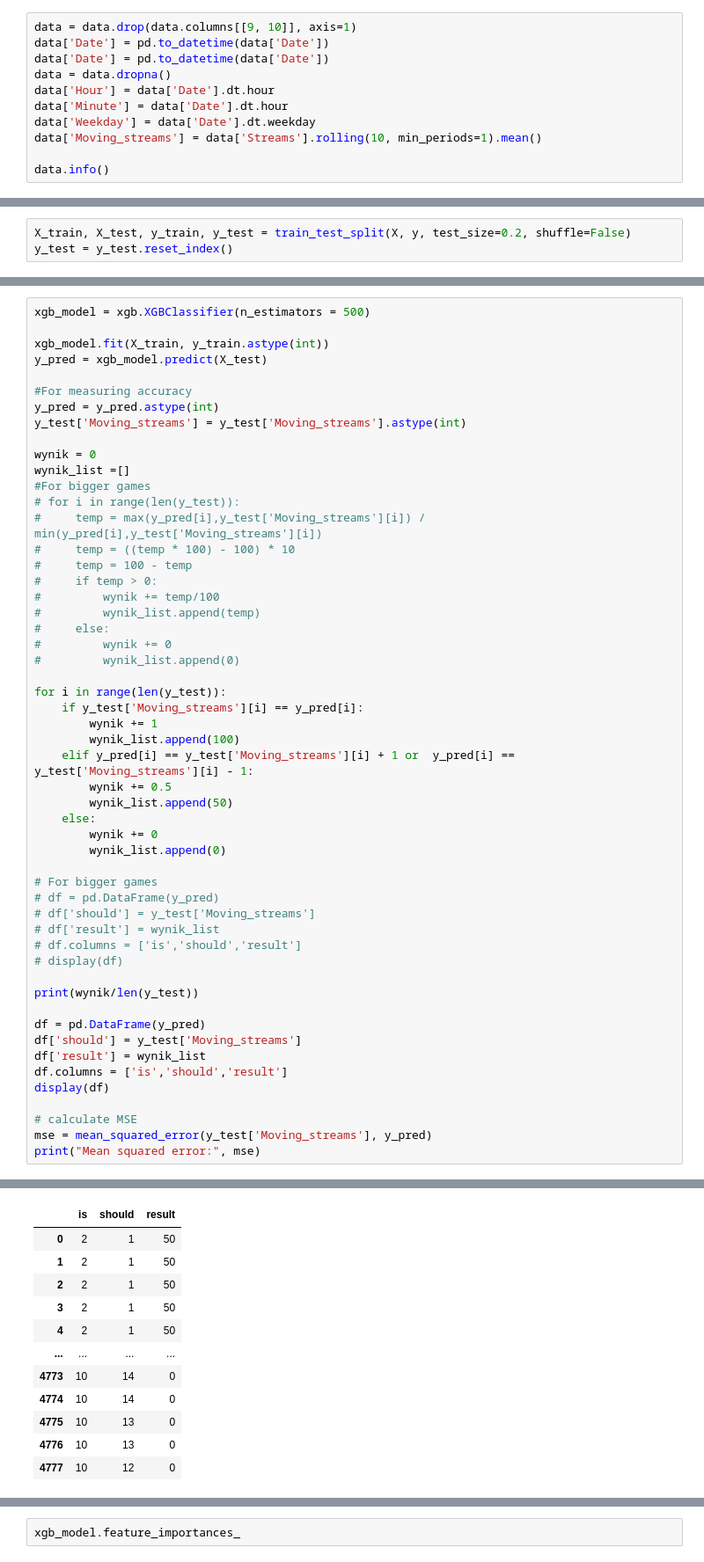
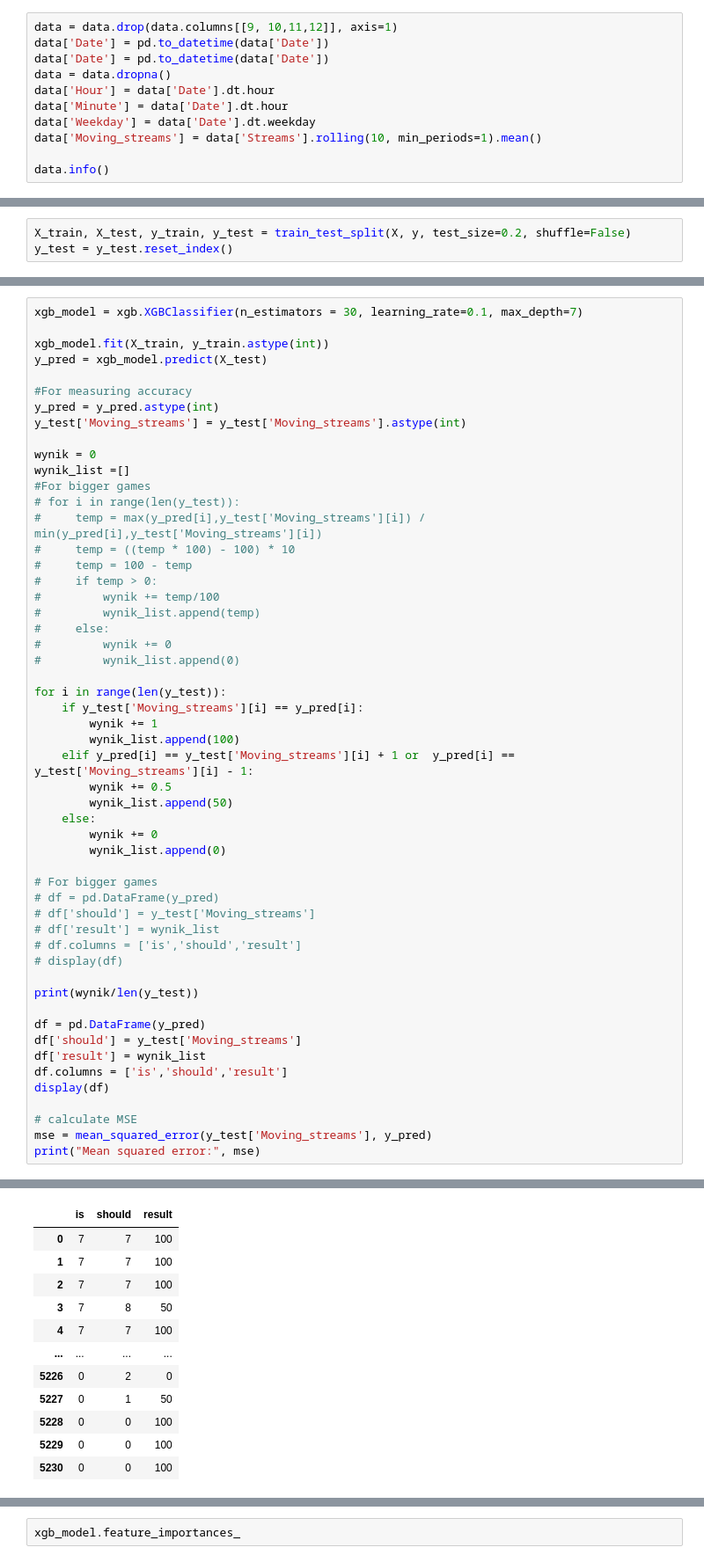
Before and after one commit to jadasek/Stream-opportunity-finder, a Jupyter notebook: analise_XGBoost.ipynb, the cells around one changed output, grey strips where cells are left out. Shown at 88% size. Cells and saved outputs as stored; diff of their text form.

```diff
--- a/analise_XGBoost.ipynb
+++ b/analise_XGBoost.ipynb
@@ -31,5 +29,5 @@ memory usage: 2.2+ MB
 # %%
-data = data.drop(data.columns[[9, 10]], axis=1)
+data = data.drop(data.columns[[9, 10,11,12]], axis=1)
 data['Date'] = pd.to_datetime(data['Date'])
 data['Date'] = pd.to_datetime(data['Date'])
 data = data.dropna()
@@ -136,5 +134,5 @@ Mean squared error: 6.79321892005023
 # %%
-xgb_model = xgb.XGBClassifier(n_estimators = 500)
+xgb_model = xgb.XGBClassifier(n_estimators = 30, learning_rate=0.1, max_depth=7)
 
 xgb_model.fit(X_train, y_train.astype(int))
 y_pred = xgb_model.predict(X_test)
@@ -191,12 +189,12 @@ print("Mean squared error:", mse)
 |  | is | should | result |
-| 0 | 2 | 1 | 50 |
-| 1 | 2 | 1 | 50 |
-| 2 | 2 | 1 | 50 |
-| 3 | 2 | 1 | 50 |
-| 4 | 2 | 1 | 50 |
+| 0 | 7 | 7 | 100 |
+| 1 | 7 | 7 | 100 |
+| 2 | 7 | 7 | 100 |
+| 3 | 7 | 8 | 50 |
+| 4 | 7 | 7 | 100 |
 | ... | ... | ... | ... |
-| 4773 | 10 | 14 | 0 |
-| 4774 | 10 | 14 | 0 |
-| 4775 | 10 | 13 | 0 |
-| 4776 | 10 | 13 | 0 |
-| 4777 | 10 | 12 | 0 |
+| 5226 | 0 | 2 | 0 |
+| 5227 | 0 | 1 | 50 |
+| 5228 | 0 | 0 | 100 |
+| 5229 | 0 | 0 | 100 |
+| 5230 | 0 | 0 | 100 |
```
Also changed, not shown: parts of 6 cells of this notebook, 2 other files.
